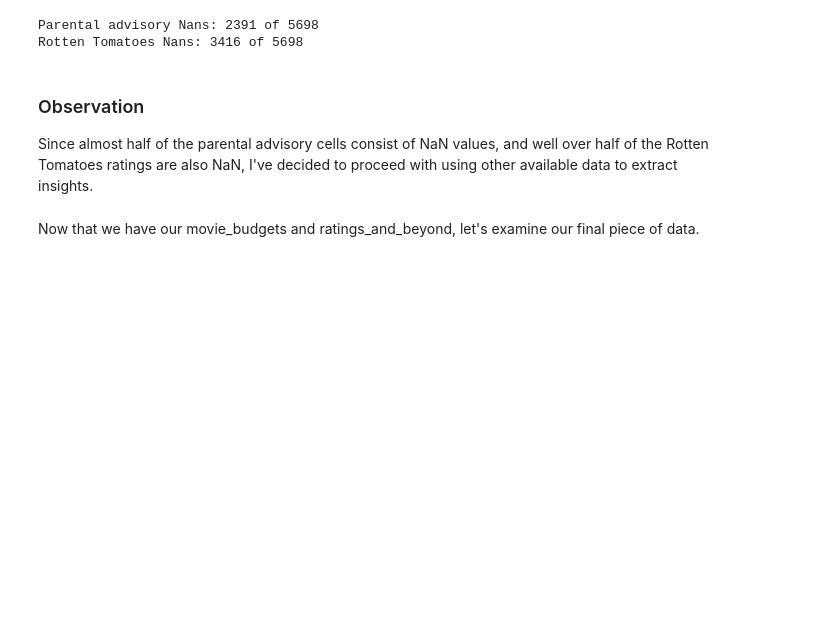
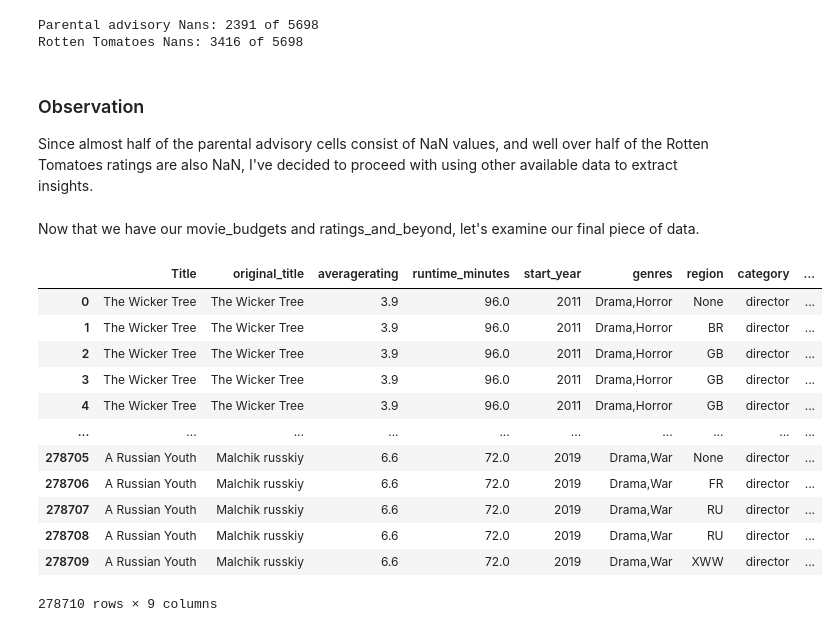
Before and after one commit to KMalinga/dsc-phase-1-project-v2-4, a Jupyter notebook: student.ipynb, the cells around one changed output. Drawn from its saved outputs; the diff is of its cells as text; code cells hidden in the pictures; blank space fills up the shorter version.

```diff
--- a/student.ipynb
+++ b/student.ipynb
@@ -204,3 +204,47 @@ Rotten Tomatoes Nans: 3416 of 5698
 Since almost half of the parental advisory cells consist of NaN values, and well over half of the Rotten Tomatoes ratings are also NaN, I've decided to proceed with using other available data to extract insights.
 # %% [markdown]
 Now that we have our movie_budgets and ratings_and_beyond, let's examine our final piece of data.
+# %%
+# Create connection to IMDb DB
+con = sqlite3.connect('./zippedData/im.db')
+
+# Execute the SQL query
+imdb_db2 = pd.read_sql("""
+SELECT
+    movie_basics.primary_title,
+    movie_basics.original_title,
+    movie_ratings.averagerating,
+    movie_basics.runtime_minutes,
+    movie_basics.start_year,
+    movie_basics.genres,
+    movie_akas.region,
+    principals.category,
+    persons.primary_name
+FROM movie_basics
+JOIN movie_ratings
+    USING (movie_id)
+JOIN movie_akas
+    USING (movie_id)
+JOIN principals
+    USING (movie_id)
+JOIN persons
+    USING (person_id)
+WHERE category = "director";
+""", con)
+
+imdb_db2 = imdb_db2.rename(columns={"primary_title": "Title"}, errors="raise")
+imdb_db2
+# %% [output]
+|  | Title | original_title | averagerating | runtime_minutes | start_year | genres | region | category | ... |
+| 0 | The Wicker Tree | The Wicker Tree | 3.9 | 96.0 | 2011 | Drama,Horror | None | director | ... |
+| 1 | The Wicker Tree | The Wicker Tree | 3.9 | 96.0 | 2011 | Drama,Horror | BR | director | ... |
+| 2 | The Wicker Tree | The Wicker Tree | 3.9 | 96.0 | 2011 | Drama,Horror | GB | director | ... |
+| 3 | The Wicker Tree | The Wicker Tree | 3.9 | 96.0 | 2011 | Drama,Horror | GB | director | ... |
+| 4 | The Wicker Tree | The Wicker Tree | 3.9 | 96.0 | 2011 | Drama,Horror | GB | director | ... |
+| ... | ... | ... | ... | ... | ... | ... | ... | ... | ... |
+| 278705 | A Russian Youth | Malchik russkiy | 6.6 | 72.0 | 2019 | Drama,War | None | director | ... |
+| 278706 | A Russian Youth | Malchik russkiy | 6.6 | 72.0 | 2019 | Drama,War | FR | director | ... |
+| 278707 | A Russian Youth | Malchik russkiy | 6.6 | 72.0 | 2019 | Drama,War | RU | director | ... |
+| 278708 | A Russian Youth | Malchik russkiy | 6.6 | 72.0 | 2019 | Drama,War | RU | director | ... |
+| 278709 | A Russian Youth | Malchik russkiy | 6.6 | 72.0 | 2019 | Drama,War | XWW | director | ... |
+278710 rows × 9 columns
```
